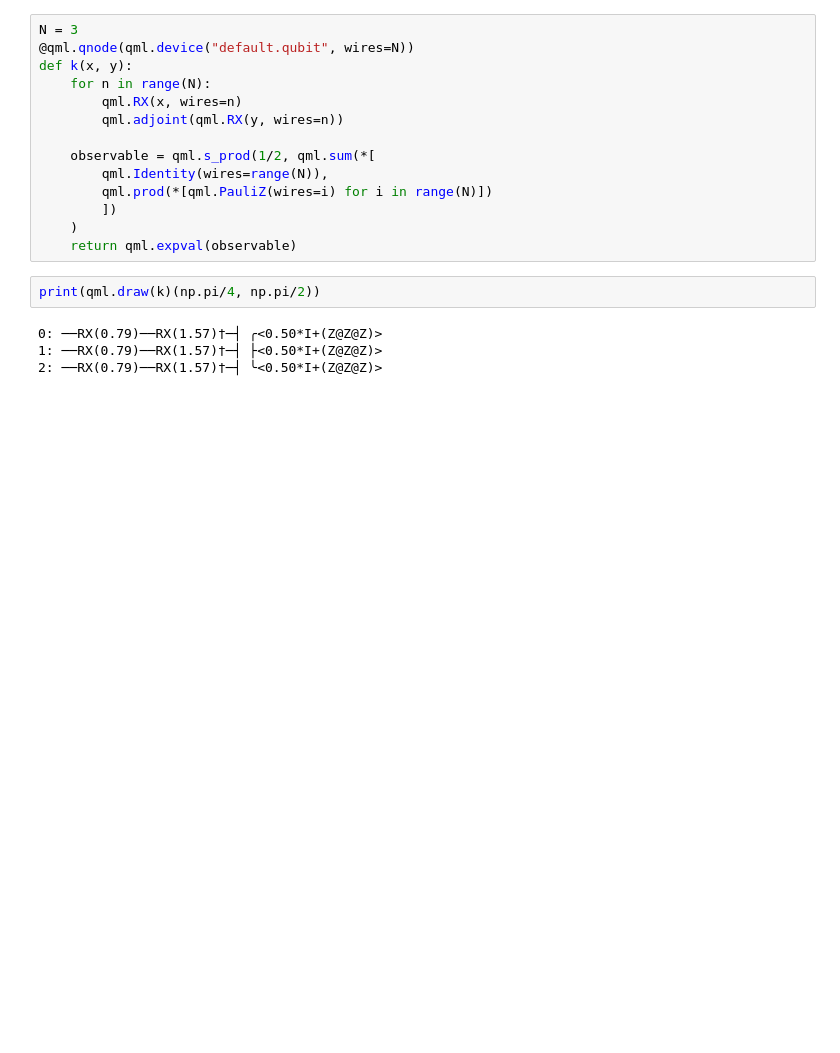
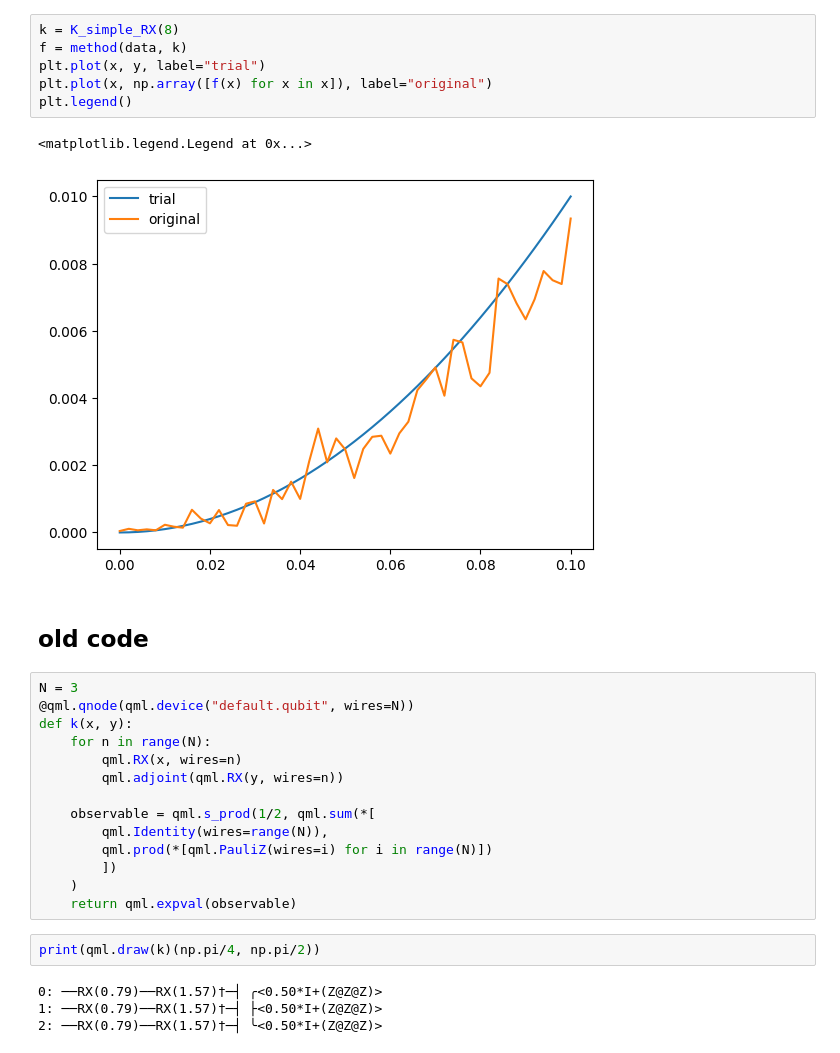
Before and after one commit to LeonardEyer/QKM, a Jupyter notebook: QKM.ipynb, the cells around one changed output. Saved outputs shown, nothing was run; the diff lists cells and outputs as text; blank space fills up the shorter version.

```diff
--- a/QKM.ipynb
+++ b/QKM.ipynb
@@ -20,3 +179,14 @@ def L(data):
+# %%
+k = K_simple_RX(8)
+f = method(data, k)
+plt.plot(x, y, label="trial")
+plt.plot(x, np.array([f(x) for x in x]), label="original")
+plt.legend()
+# %% [output]
+<matplotlib.legend.Legend at 0x...>
+[figure, added]
+# %% [markdown]
+## old code
 # %%
 N = 3
 @qml.qnode(qml.device("default.qubit", wires=N))
```
Also changed, not shown: parts of 23 cells of this notebook.
